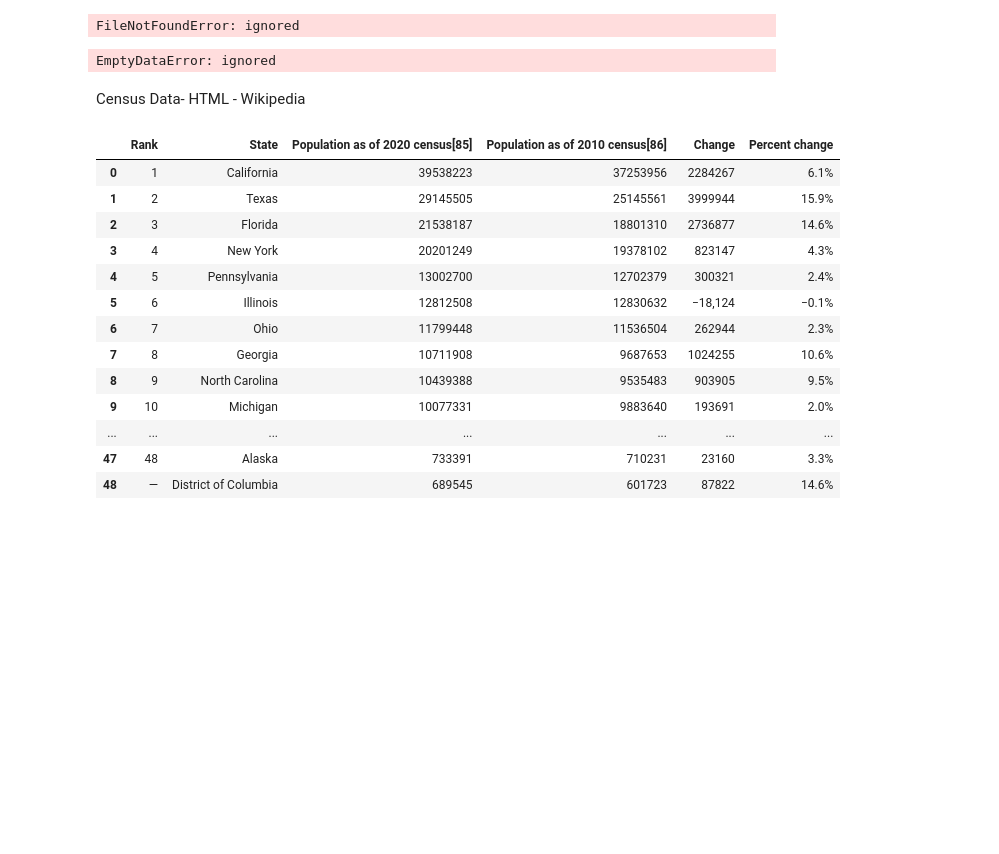
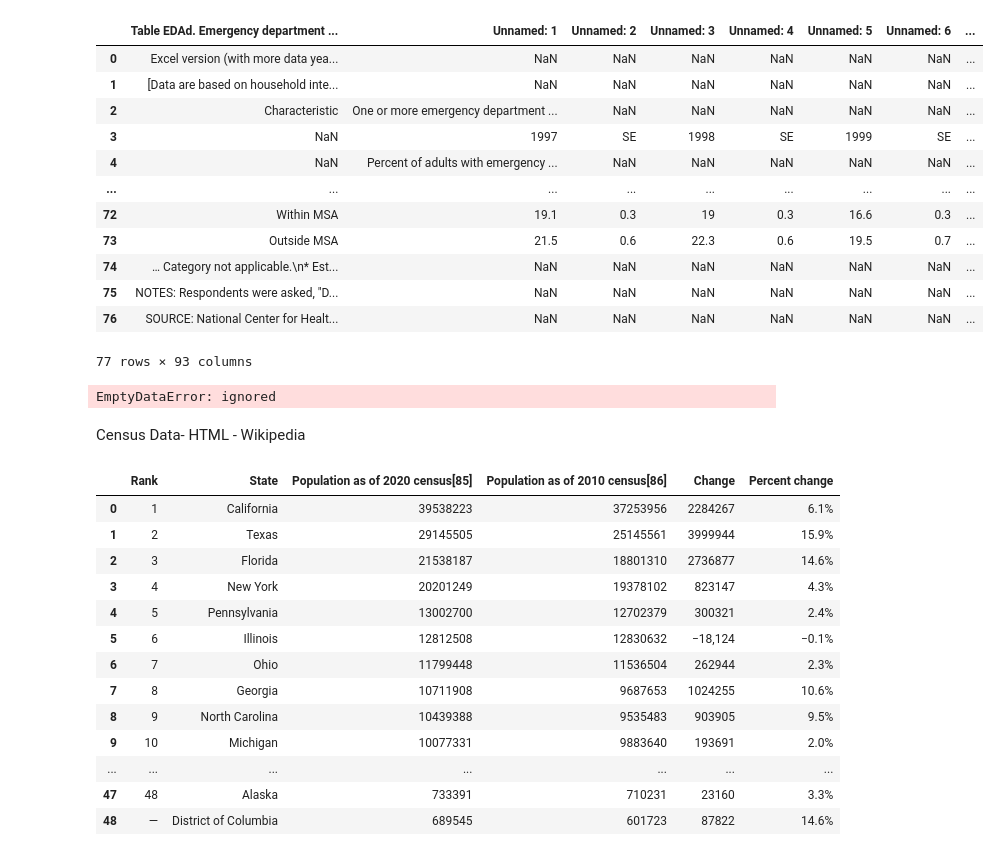
Before and after one commit to citjimm/DMDS, a Jupyter notebook: PS1.ipynb, the cells around one changed output. Drawn from its saved outputs; the diff is of its cells as text; code cells hidden in the pictures; blank space fills up the shorter version.

```diff
--- a/PS1.ipynb
+++ b/PS1.ipynb
@@ -8,11 +7,25 @@ from pandas_datareader import wb
 from pandas.io.formats.style import Styler
 import matplotlib.pyplot as plt
 # %%
-
-!wget -q -O edad.xlsx https://raw.githubusercontent.com/citjim/raw/main/edad.xlsx
+#!wget -q -O edad.xlsx https://raw.githubusercontent.com/citjim/raw/main/edad.xlsx #aok no it doesnt work
+!wget -q -O edad.xlsx https://github.com/citjimm/DMDS/raw/main/edad.xlsx
 #https://github.com/citjimm/DMDS/raw/main/edad.xlsx
-pd.read_excel('edad.xlxs')
+pd.read_excel('edad.xlsx') #aok misspelled here
+#and read in the right chunk; or rename var to sth meaningful and drop rows that are junk
+# see links on excel in class notebook
 # %% [output]
+|  | Table EDAd. Emergency department ... | Unnamed: 1 | Unnamed: 2 | Unnamed: 3 | Unnamed: 4 | Unnamed: 5 | Unnamed: 6 | ... |
+| 0 | Excel version (with more data yea... | NaN | NaN | NaN | NaN | NaN | NaN | ... |
+| 1 | [Data are based on household inte... | NaN | NaN | NaN | NaN | NaN | NaN | ... |
+| 2 | Characteristic | One or more emergency department ... | NaN | NaN | NaN | NaN | NaN | ... |
+| 3 | NaN | 1997 | SE | 1998 | SE | 1999 | SE | ... |
+| 4 | NaN | Percent of adults with emergency ... | NaN | NaN | NaN | NaN | NaN | ... |
+| ... | ... | ... | ... | ... | ... | ... | ... | ... |
+| 72 | Within MSA | 19.1 | 0.3 | 19 | 0.3 | 16.6 | 0.3 | ... |
+| 73 | Outside MSA | 21.5 | 0.6 | 22.3 | 0.6 | 19.5 | 0.7 | ... |
+| 74 | … Category not applicable.\n* Est... | NaN | NaN | NaN | NaN | NaN | NaN | ... |
+| 75 | NOTES: Respondents were asked, "D... | NaN | NaN | NaN | NaN | NaN | NaN | ... |
+| 76 | SOURCE: National Center for Healt... | NaN | NaN | NaN | NaN | NaN | NaN | ... |
-FileNotFoundError: ignored
+77 rows × 93 columns
 # %%
 
```
Also changed, not shown: parts of 5 cells of this notebook.
